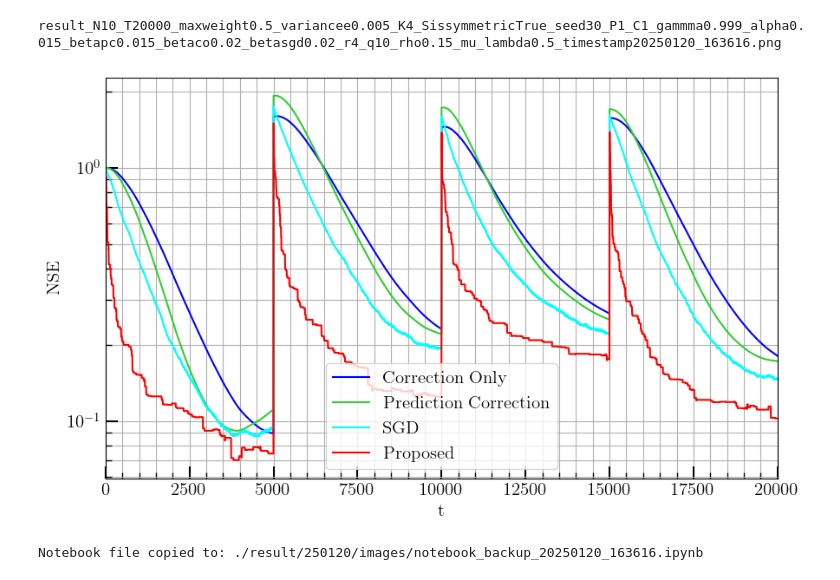
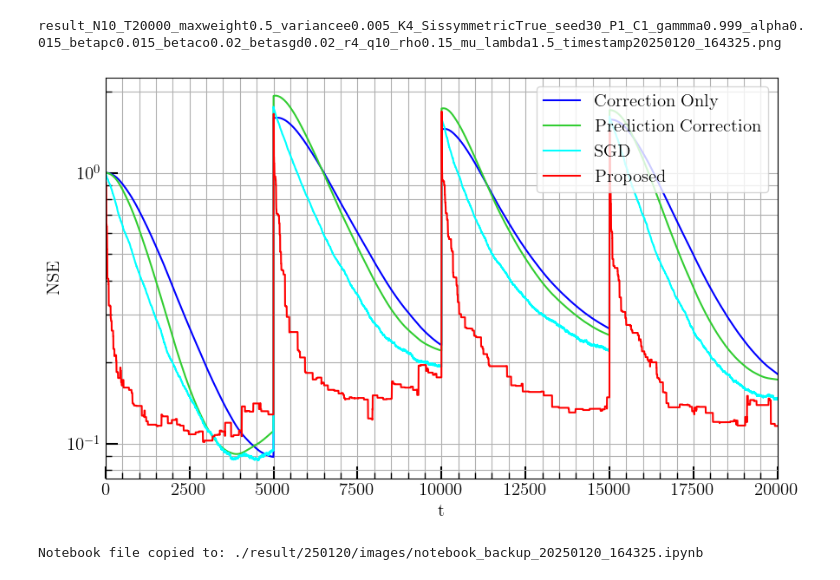
Before and after one commit to fmjp1012/tvgti, a Jupyter notebook: sandbox_parallel.ipynb, the cells around one changed output. Drawn from its saved outputs; the diff is of its cells as text; code cells hidden in the pictures.

```diff
--- a/sandbox_parallel.ipynb
+++ b/sandbox_parallel.ipynb
@@ -242,7 +242,7 @@ S_0 = S_0 / norm(S_0)
 r = 4  # window size
 q = 10  # number of processors
 rho = 0.15# 試行回数の設定
-mu_lambda = 0.5
+mu_lambda = 1.5
 
 # モデルのインスタンス化
 tv_sem_pc = TimeVaryingSEM_PC_NONSPARSE(N, S_0, alpha, beta_pc, gamma, P, C)
@@ -392,33 +392,33 @@ filename = (
     f'K{K}_'
     f'Sissymmetric{S_is_symmetric}_'
     f'seed{seed}_'
     f'P{P}_'
     f'C{C}_'
     f'gammma{gamma}_'
     f'alpha{alpha}_'
     f'betapc{beta_pc}_'
     f'betaco{beta_co}_'
     f'betasgd{beta_sgd}_'
     f'r{r}_'
     f'q{q}_'
     f'rho{rho}_'
     f'mu_lambda{mu_lambda}_'
     f'timestamp{timestamp}.png'
 )
 
 print(filename)
 today_str = datetime.datetime.now().strftime('%y%m%d')
 save_path = f'./result/{today_str}/images'
 os.makedirs(save_path, exist_ok=True)  # ディレクトリが無い場合は作成
 plt.savefig(os.path.join(save_path, filename))
 plt.show()
 
 notebook_filename = "sandbox_parallel.ipynb"  # ★使用中のNotebook名を入力
 copy_ipynb_path = os.path.join(save_path, f"notebook_backup_{timestamp}.ipynb")
 
 shutil.copy(notebook_filename, copy_ipynb_path)
 print(f"Notebook file copied to: {copy_ipynb_path}")
 # %% [output]
-result_N10_T20000_maxweight0.5_variancee0.005_K4_SissymmetricTrue_seed30_P1_C1_gammma0.999_alpha0.015_betapc0.015_betaco0.02_betasgd0.02_r4_q10_rho0.15_mu_lambda0.5_timestamp20250120_163616.png
+result_N10_T20000_maxweight0.5_variancee0.005_K4_SissymmetricTrue_seed30_P1_C1_gammma0.999_alpha0.015_betapc0.015_betaco0.02_betasgd0.02_r4_q10_rho0.15_mu_lambda1.5_timestamp20250120_164325.png
-[figure, old version]
+[figure, new version]
-Notebook file copied to: ./result/250120/images/notebook_backup_20250120_163616.ipynb
+Notebook file copied to: ./result/250120/images/notebook_backup_20250120_164325.ipynb
```
Also changed, not shown: 9 other files.
